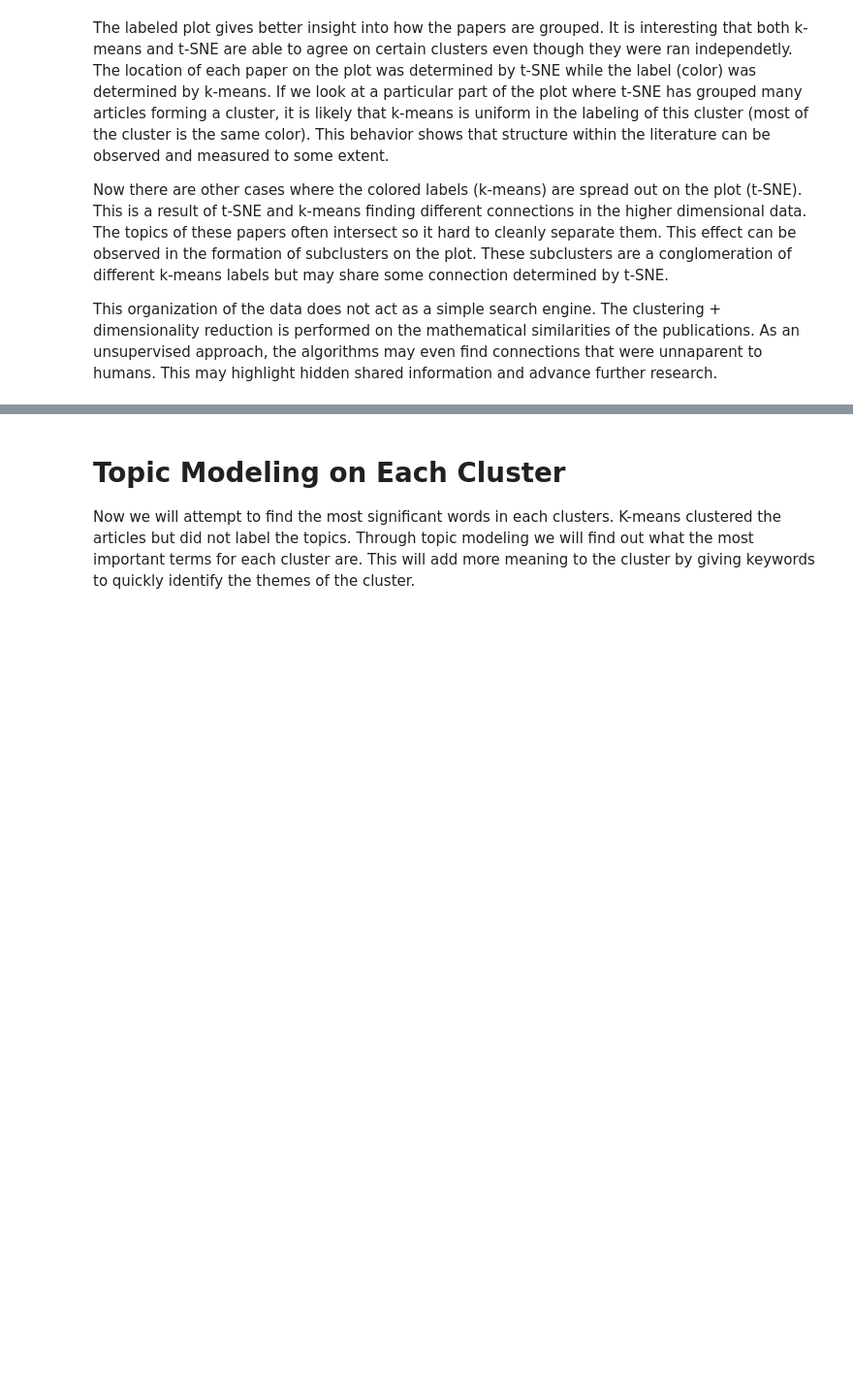
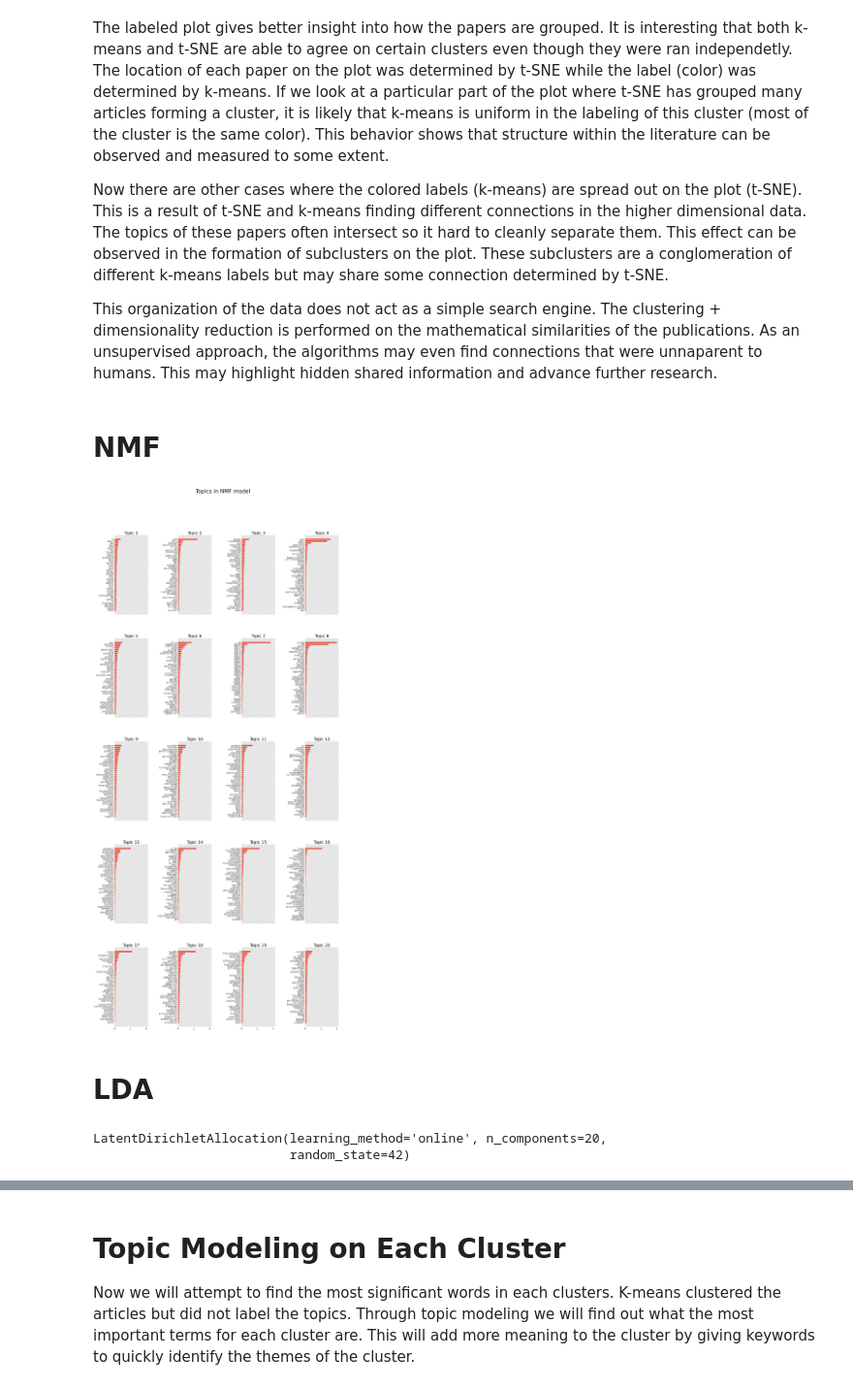
Before and after one commit to SeyfGoumeida/Text_mining_Covid-19_Similaire_disease, a Jupyter notebook: covid-19-literature-clustering.ipynb, the cells around one changed output, grey strips where cells are left out. Shown at 97% size. Cells and saved outputs as stored; diff of their text form; code cells hidden in the pictures; blank space fills up the shorter version.

Commit message:
[ADD] Topic modeling with LDA, NMF, LSA

```diff
--- a/covid-19-literature-clustering.ipynb
+++ b/covid-19-literature-clustering.ipynb
@@ -708,6 +690,6 @@ def lemmatize_words(text):
     pos_tagged_text = nltk.pos_tag(text.split())
     return " ".join([lemmatizer.lemmatize(word, wordnet_map.get(pos[0], wordnet.NOUN)) for word, pos in pos_tagged_text])
 
-df["text_lemmatized"] = df["text_wo_stopfreq"].apply(lambda text: lemmatize_words(text))
+#df["text_lemmatized_bis"] = df["text_wo_stopfreq"].apply(lambda text: lemmatize_words(text))
 df.head()
 # %% [output]
@@ -807,7 +784,7 @@ Now that we have pre-processed the data, it is time to convert it into a format
 from sklearn.feature_extraction.text import TfidfVectorizer
 def vectorize(text, maxx_features):
 
-    vectorizer = TfidfVectorizer(max_features=maxx_features)
+    global vectorizer
     X = vectorizer.fit_transform(text)
     return X
 # %% [markdown]
@@ -975,3 +952,50 @@ The labeled plot gives better insight into how the papers are grouped. It is int
 Now there are other cases where the colored labels (k-means) are spread out on the plot (t-SNE). This is a result of t-SNE and k-means finding different connections in the higher dimensional data. The topics of these papers often intersect so it hard to cleanly separate them. This effect can be observed in the formation of subclusters on the plot. These subclusters are a conglomeration of different k-means labels but may share some connection determined by t-SNE.
 
 This organization of the data does not act as a simple search engine. The clustering + dimensionality reduction is performed on the mathematical similarities of the publications. As an unsupervised approach, the algorithms may even find connections that were unnaparent to humans. This may highlight hidden shared information and advance further research.
+# %% [markdown]
+# NMF
+# %%
+from sklearn.decomposition import NMF, LatentDirichletAllocation
+nmf = NMF(n_components=20, random_state=1,
+          alpha=.1, l1_ratio=.5).fit(X)
+# %%
+def plot_top_words(model, feature_names, n_top_words, title):
+    fig, axes = plt.subplots(5, 4, figsize=(30, 60), sharex=True)
+    axes = axes.flatten()
+    for topic_idx, topic in enumerate(model.components_):
+        top_features_ind = topic.argsort()[:-n_top_words - 1:-1]
+        top_features = [feature_names[i] for i in top_features_ind]
+        weights = topic[top_features_ind]
+
+        ax = axes[topic_idx]
+        ax.barh(top_features, weights, height=0.7)
+        ax.set_title(f'Topic {topic_idx +1}',
+                     fontdict={'fontsize': 30})
+        ax.invert_yaxis()
+        ax.tick_params(axis='both', which='major', labelsize=20)
+        for i in 'top right left'.split():
+            ax.spines[i].set_visible(False)
+        fig.suptitle(title, fontsize=40)
+
+    plt.subplots_adjust(top=0.90, bottom=0.05, wspace=0.90, hspace=0.3)
+    plt.show()
+# %%
+#vectorizer = TfidfVectorizer(max_features= 2 ** 12)
+tfidf_feature_names = vectorizer.get_feature_names()
+plot_top_words(nmf, tfidf_feature_names, 40,
+               'Topics in NMF model')
+# %% [output]
+[figure, added]
+# %% [markdown]
+# LDA
+# %%
+from sklearn.decomposition import LatentDirichletAllocation
+from sklearn.feature_extraction.text import CountVectorizer
+
+tf = CountVectorizer(max_df=0.9, min_df=5, stop_words='english')
+tff = tf.fit_transform(text)
+lda = LatentDirichletAllocation(n_components=20, max_iter=10, learning_method='online', random_state=42)
+lda.fit(tff)
+# %% [output]
+LatentDirichletAllocation(learning_method='online', n_components=20,
+                          random_state=42)
```
Also changed, not shown: parts of 15 cells of this notebook.
